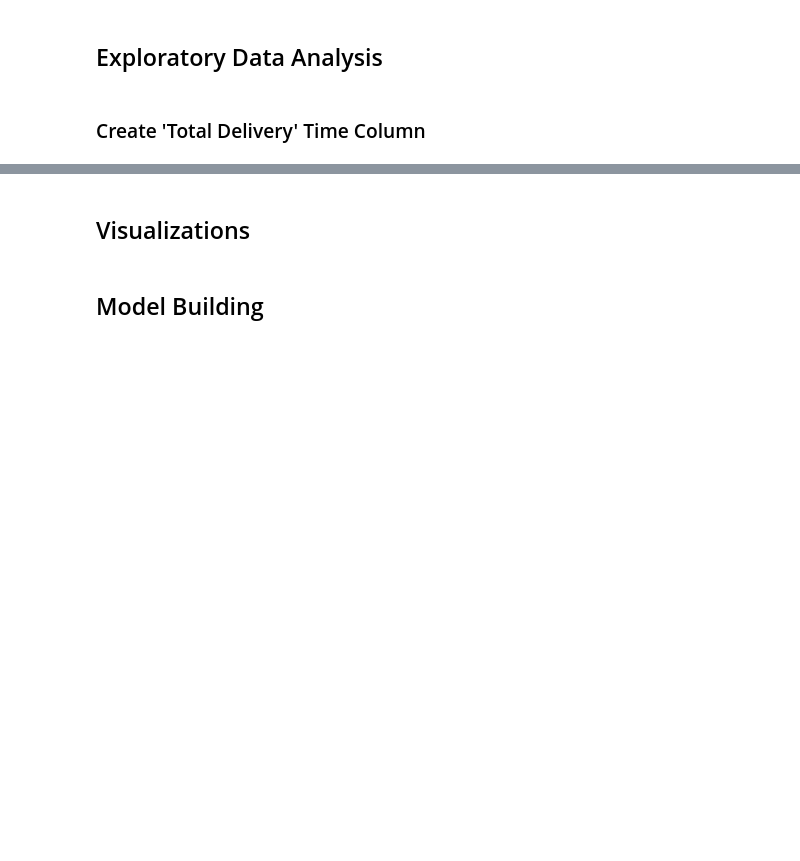
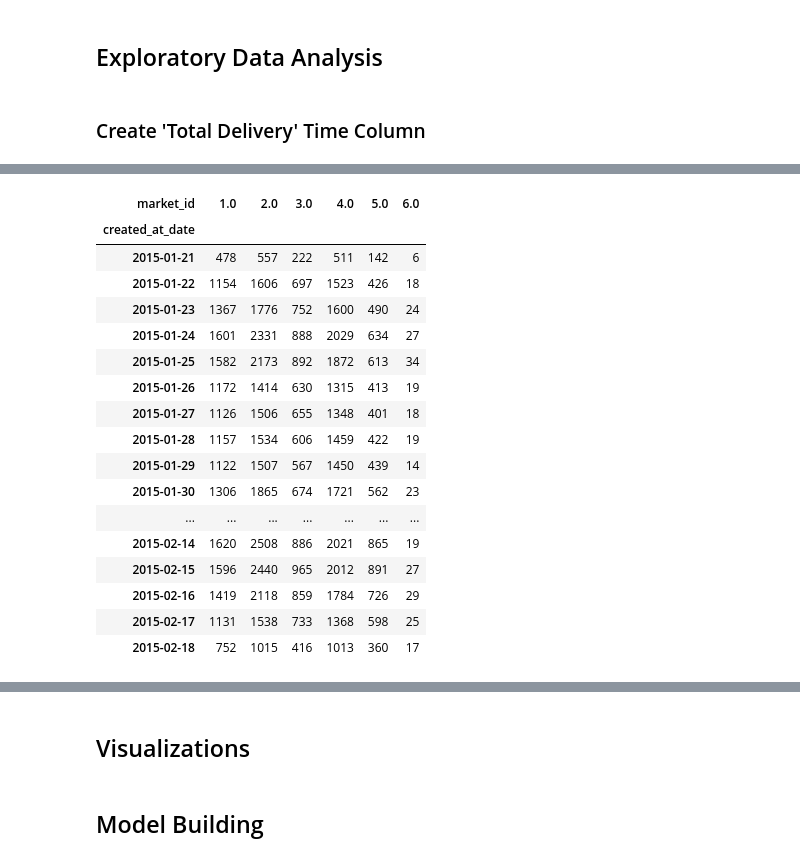
Before and after one commit to ShaneJett-DS/Doordash_Delivery_Analysis, a Jupyter notebook: delivery_eda.ipynb, the cells around one changed output, grey strips where cells are left out. Saved outputs shown, nothing was run; the diff lists cells and outputs as text; code cells hidden in the pictures; blank space fills up the shorter version.

```diff
--- a/delivery_eda.ipynb
+++ b/delivery_eda.ipynb
@@ -238,0 +265,23 @@ deliveries
+# %%
+delivery_totals = pd.pivot_table(data=deliveries, index='created_at_date', columns='market_id', values='delivery_id', aggfunc='count')
+
+delivery_totals
+# %% [output]
+| market_id | 1.0 | 2.0 | 3.0 | 4.0 | 5.0 | 6.0 |
+| created_at_date |  |  |  |  |  |  |
+| 2015-01-21 | 478 | 557 | 222 | 511 | 142 | 6 |
+| 2015-01-22 | 1154 | 1606 | 697 | 1523 | 426 | 18 |
+| 2015-01-23 | 1367 | 1776 | 752 | 1600 | 490 | 24 |
+| 2015-01-24 | 1601 | 2331 | 888 | 2029 | 634 | 27 |
+| 2015-01-25 | 1582 | 2173 | 892 | 1872 | 613 | 34 |
+| 2015-01-26 | 1172 | 1414 | 630 | 1315 | 413 | 19 |
+| 2015-01-27 | 1126 | 1506 | 655 | 1348 | 401 | 18 |
+| 2015-01-28 | 1157 | 1534 | 606 | 1459 | 422 | 19 |
+| 2015-01-29 | 1122 | 1507 | 567 | 1450 | 439 | 14 |
+| 2015-01-30 | 1306 | 1865 | 674 | 1721 | 562 | 23 |
+| ... | ... | ... | ... | ... | ... | ... |
+| 2015-02-14 | 1620 | 2508 | 886 | 2021 | 865 | 19 |
+| 2015-02-15 | 1596 | 2440 | 965 | 2012 | 891 | 27 |
+| 2015-02-16 | 1419 | 2118 | 859 | 1784 | 726 | 29 |
+| 2015-02-17 | 1131 | 1538 | 733 | 1368 | 598 | 25 |
+| 2015-02-18 | 752 | 1015 | 416 | 1013 | 360 | 17 |
```
Also changed, not shown: parts of 8 cells of this notebook.
